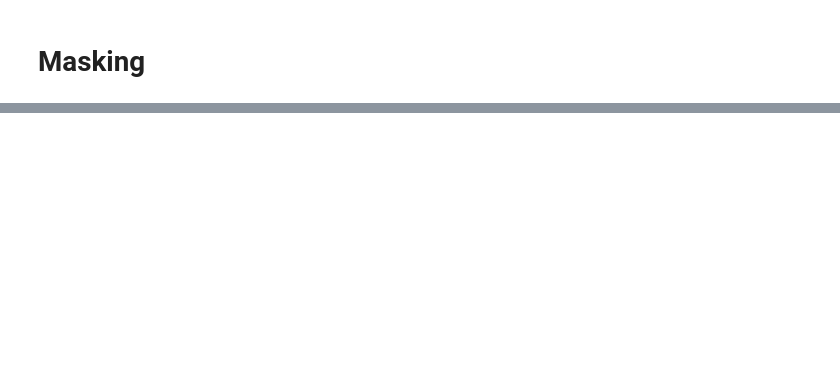
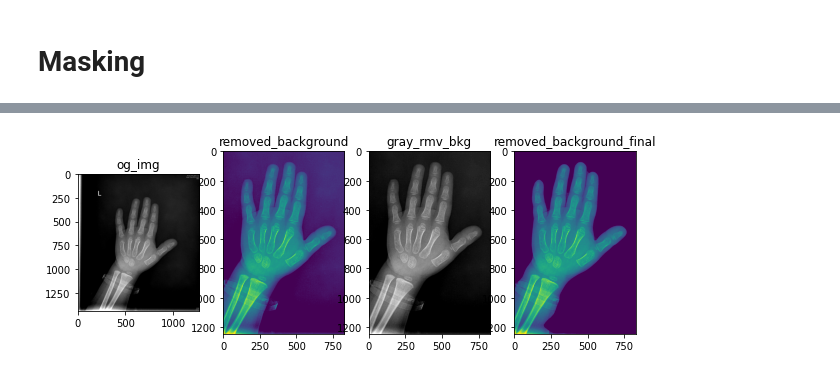
Before and after one commit to kikiru328/Bone_Detection, a Jupyter notebook: 광훈/img_Preprocessing.ipynb, the cells around one changed output, grey strips where cells are left out. Cells and saved outputs as stored; diff of their text form; code cells hidden in the pictures; blank space fills up the shorter version.

```diff
--- a/광훈/img_Preprocessing.ipynb
+++ b/광훈/img_Preprocessing.ipynb
@@ -69,0 +87,82 @@ plt.show()
+# %%
+img = cv2.imread(test)
+img_g = cv2.cvtColor(img, cv2.COLOR_BGR2GRAY)
+height, width = img_g.shape # 높낮이 확인
+
+# 저장한 마스크 불러오기
+mask = cv2.imread('/content/drive/MyDrive/Bone_detection/code/sample_mask.jpg', cv2.IMREAD_GRAYSCALE)
+mask_list = mask.tolist()
+
+# 테두리를 제외한 5%정도 떨어진 곳에서 경계점을 찾음.
+
+# 테두리 윗부분 제거
+for y in range(int(height*0.05),height):
+  if max(mask[y,int(width*0.3):int(width*0.7)]) > 0:
+    start_y = y-int(height*0.05)
+    break
+
+# 테두리 왼쪽
+for x in range(int(width*0.05),width):
+  if max(mask[int(height*0.3):int(height*0.7),x]) > 0:
+    start_x = x-int(width*0.05)
+    break
+
+# 테두리 오른쪽
+for x in range(int(width*0.95),-1,-1):
+  if max(mask[int(height*0.3):int(height*0.7),x]) > 0:
+    end_x = x+int(width*0.05)
+    break
+
+# # 테두리 아래쪽
+cut_index = 0
+
+# 흰색이 나오면 검은색이 나오는 부분 자르기
+if mask_list[height-1][-1] == 255 or mask_list[height-1][0] == 255:
+  for n in reversed(range(height)):
+    if mask_list[n][0] == 0 or mask_list[n][-1] == 0:
+      cut_index = n
+      break
+
+# 처음이 검정색이면 흼색이 나오는 부분까지 자르기
+if mask_list[height-1][0] == 0 or mask_list[height-1][-1] == 0:
+  for n in reversed(range(height)):
+    if mask_list[n].count(255) > 100:
+      cut_index = n
+      break
+
+if cut_index == 0:
+    cut_index = height
+
+# 경계선 기준으로 이미지와 마스크 자름
+img_g = img_g[start_y:(cut_index-1),start_x:end_x]
+mask = mask[start_y:(cut_index-1),start_x:end_x]
+
+masked = cv2.bitwise_and(img_g, mask)
+
+# 출력
+plt.figure(figsize=(10, 10))
+
+plt.subplot(141)
+plt.imshow(img)
+plt.title('og_img')
+
+plt.subplot(142)
+plt.imshow(img_g)
+plt.title('removed_background')
+
+plt.subplot(143)
+plt.imshow(img_g,cmap='gray')
+plt.title('gray_rmv_bkg')
+
+plt.subplot(144)
+plt.imshow(masked)
+plt.title('removed_background_final')
+
+plt.show()
+
+
+# 경계선 수정 마스크 저장
+path = '/content/drive/MyDrive/Bone_detection/code/sample_masked.jpg'
+cv2.imwrite(path, masked)
+# %% [output]
+[figure, added]
```
Also changed, not shown: parts of 19 cells of this notebook.
